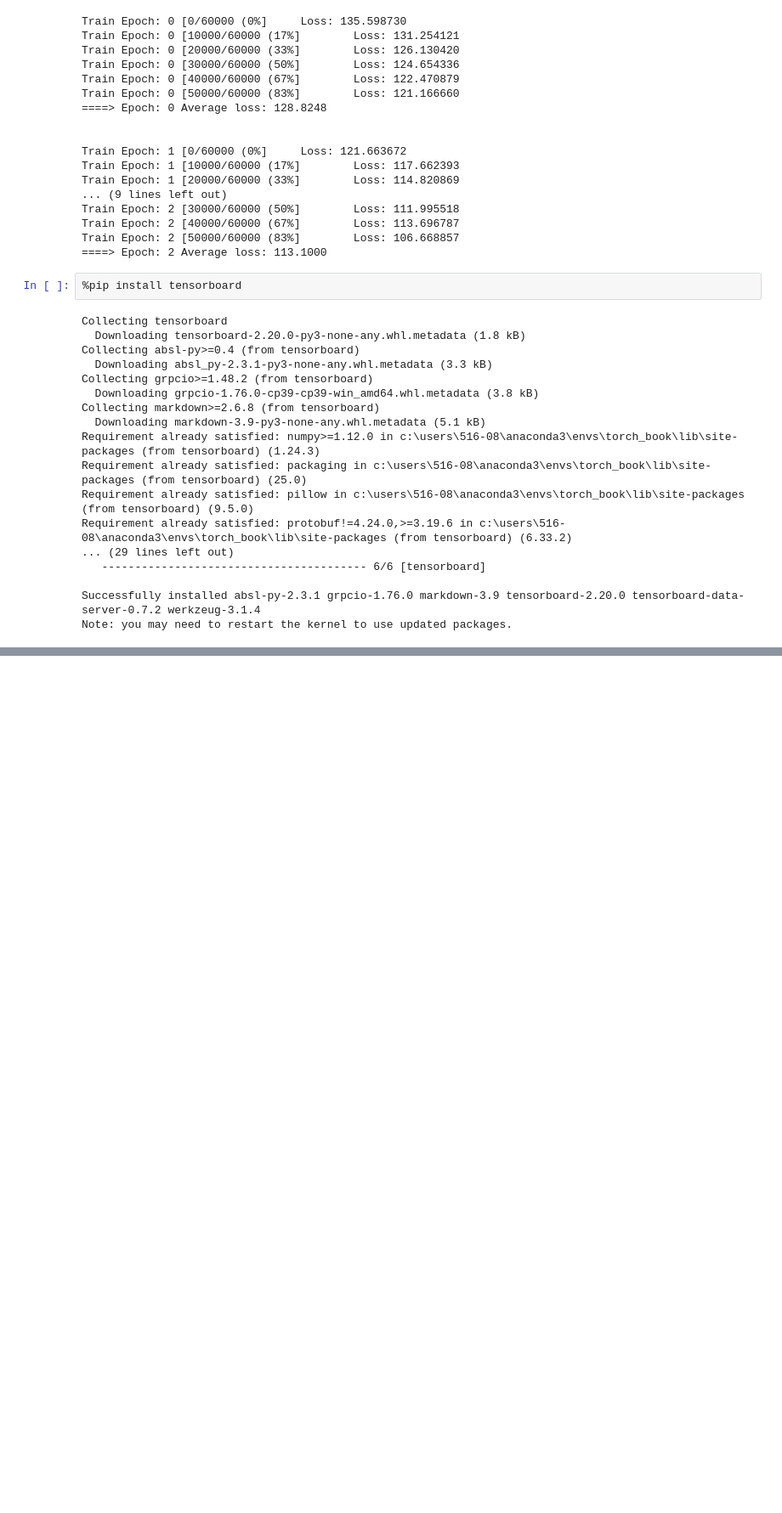
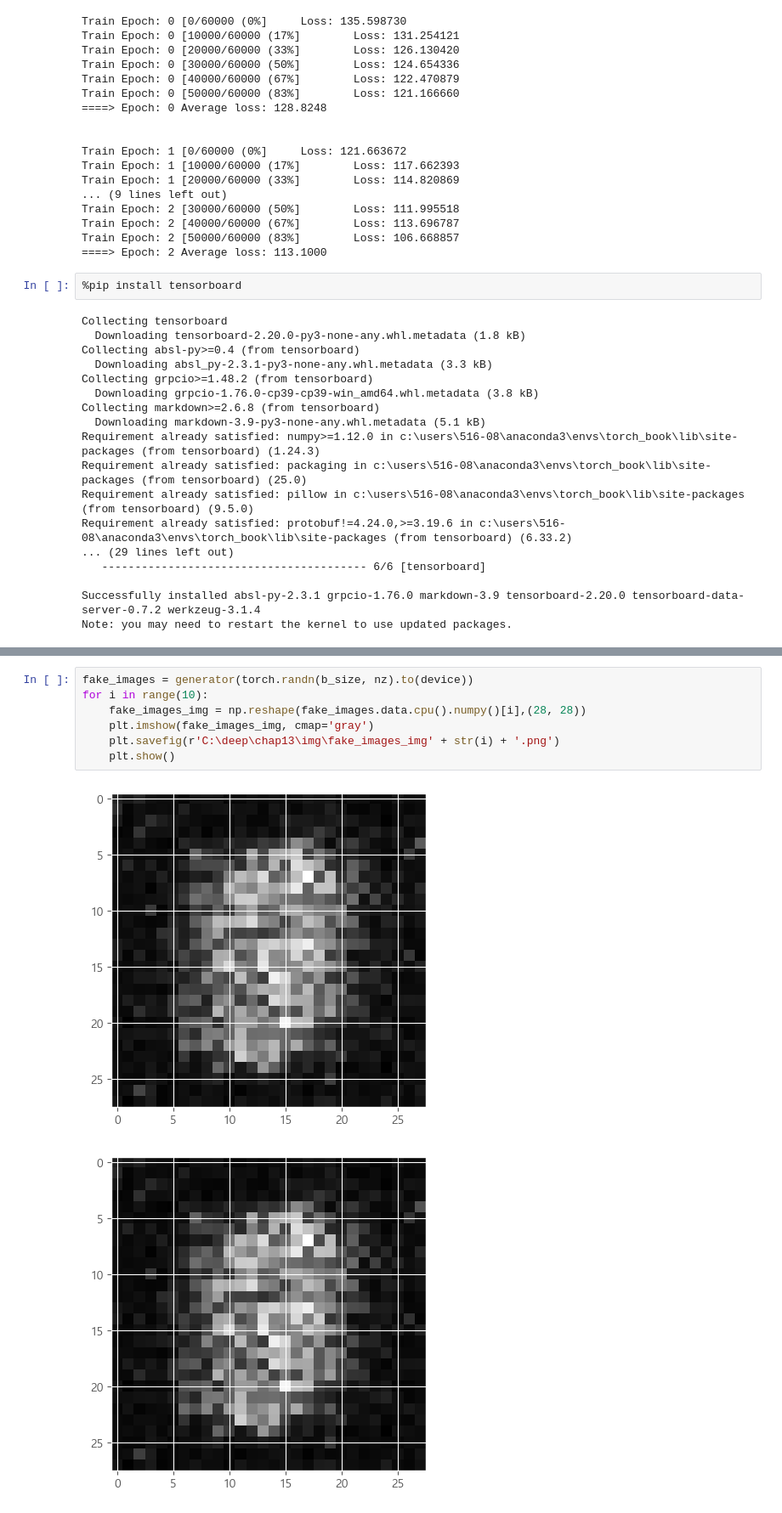
Before and after one commit to ljsoung/PyTorch, a Jupyter notebook: chap13.ipynb, the cells around one changed output, grey strips where cells are left out. Shown: that part at 85% size. Drawn from its saved outputs; the diff is of its cells as text; blank space fills up the shorter version.

```diff
--- a/chap13.ipynb
+++ b/chap13.ipynb
@@ -424,0 +622,10 @@ Note: you may need to restart the kernel to use updated packages.
+# %%
+fake_images = generator(torch.randn(b_size, nz).to(device))
+for i in range(10):
+    fake_images_img = np.reshape(fake_images.data.cpu().numpy()[i],(28, 28))
+    plt.imshow(fake_images_img, cmap='gray')
+    plt.savefig(r'C:\deep\chap13\img\fake_images_img' + str(i) + '.png')
+    plt.show()
+# %% [output]
+[figure, added]
+[figure, added]
```
Also changed, not shown: parts of 14 cells of this notebook.
